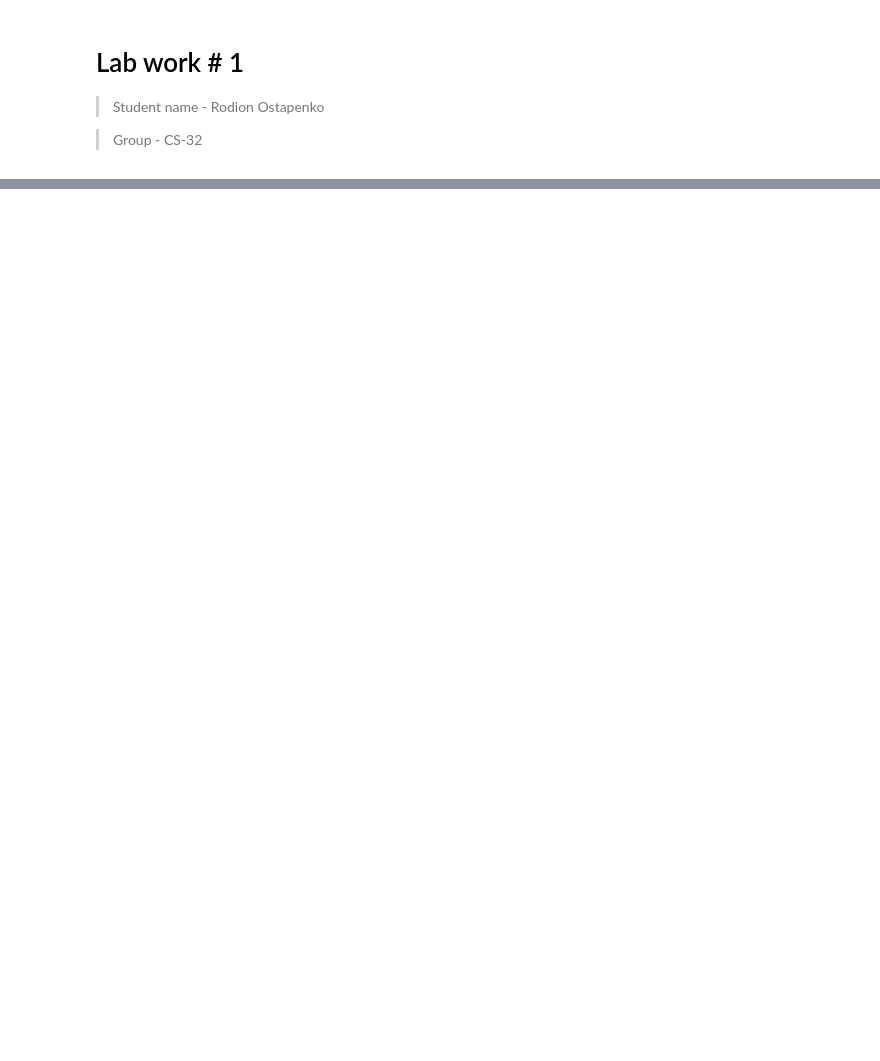
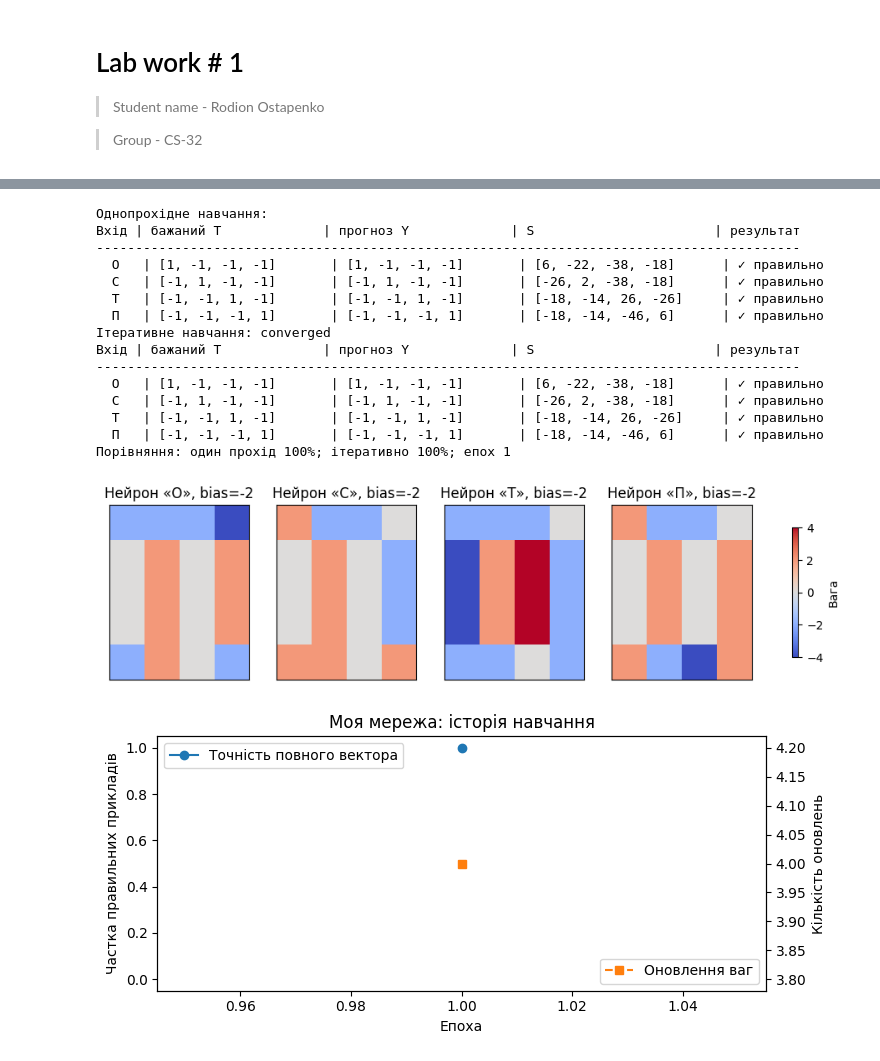
Before and after one commit to m-r-sar/DataMining, a Jupyter notebook: NeuralNetworks/Lab1/LAB1.ipynb, the cells around one changed output, grey strips where cells are left out. Drawn from its saved outputs; the diff is of its cells as text; code cells hidden in the pictures; blank space fills up the shorter version.

```diff
--- a/NeuralNetworks/Lab1/LAB1.ipynb
+++ b/NeuralNetworks/Lab1/LAB1.ipynb
@@ -38,0 +80,9 @@ def plot_glyphs(X, labels, shape, targets=None, title='Вхідні символ
+# %%
+def contradictory_pairs(X, T):
+    """Знайти пари індексів із однаковими входами і різними цілями."""
+    bad = []
+    for i in range(len(X)):
+        for j in range(i + 1, len(X)):
+            if np.array_equal(X[i], X[j]) and not np.array_equal(T[i], T[j]):
+                bad.append((i, j))
+    return bad
@@ -38,0 +154,10 @@ def plot_glyphs(X, labels, shape, targets=None, title='Вхідні символ
+# %%
+def plot_weight_maps(W, labels, shape):
+    fig, axs = plt.subplots(1, len(labels), figsize=(3.1 * len(labels), 3.1))
+    scale = max(1, np.abs(W[1:]).max())
+    for j, (ax, label) in enumerate(zip(np.atleast_1d(axs), labels)):
+        im = ax.imshow(W[1:, j].reshape(shape), cmap='coolwarm', vmin=-scale, vmax=scale)
+        ax.set_title(f'Нейрон «{label}», bias={W[0,j]}')
+        ax.set_xticks([]); ax.set_yticks([])
+    fig.colorbar(im, ax=np.atleast_1d(axs).tolist(), shrink=0.65, label='Вага')
+    plt.show()
@@ -38,0 +190,29 @@ def plot_glyphs(X, labels, shape, targets=None, title='Вхідні символ
+# %%
+W_my_once = fit_hebb_one_pass(X_my, T_my)
+W_my, my_history, my_status = train_hebb(X_my, T_my, max_epochs=100)
+
+print('Однопрохідне навчання:')
+acc_my_one = inspect_predictions(X_my, T_my, W_my_once, my_letters)
+print('Ітеративне навчання:', my_status)
+acc_my = inspect_predictions(X_my, T_my, W_my, my_letters)
+print(f'Порівняння: один прохід {acc_my_one:.0%}; ітеративно {acc_my:.0%}; епох {len(my_history)}')
+plot_weight_maps(W_my, my_letters, my_shape)
+plot_history(my_history, 'Моя мережа: історія навчання')
+# %% [output]
+Однопрохідне навчання:
+Вхід | бажаний T             | прогноз Y             | S                       | результат
+------------------------------------------------------------------------------------------
+  О   | [1, -1, -1, -1]       | [1, -1, -1, -1]       | [6, -22, -38, -18]      | ✓ правильно
+  С   | [-1, 1, -1, -1]       | [-1, 1, -1, -1]       | [-26, 2, -38, -18]      | ✓ правильно
+  Т   | [-1, -1, 1, -1]       | [-1, -1, 1, -1]       | [-18, -14, 26, -26]     | ✓ правильно
+  П   | [-1, -1, -1, 1]       | [-1, -1, -1, 1]       | [-18, -14, -46, 6]      | ✓ правильно
+Ітеративне навчання: converged
+Вхід | бажаний T             | прогноз Y             | S                       | результат
+------------------------------------------------------------------------------------------
+  О   | [1, -1, -1, -1]       | [1, -1, -1, -1]       | [6, -22, -38, -18]      | ✓ правильно
+  С   | [-1, 1, -1, -1]       | [-1, 1, -1, -1]       | [-26, 2, -38, -18]      | ✓ правильно
+  Т   | [-1, -1, 1, -1]       | [-1, -1, 1, -1]       | [-18, -14, 26, -26]     | ✓ правильно
+  П   | [-1, -1, -1, 1]       | [-1, -1, -1, 1]       | [-18, -14, -46, 6]      | ✓ правильно
+Порівняння: один прохід 100%; ітеративно 100%; епох 1
+[figure, added]
+[figure, added]
```
Also changed, not shown: parts of 28 cells of this notebook, 1 other file.
